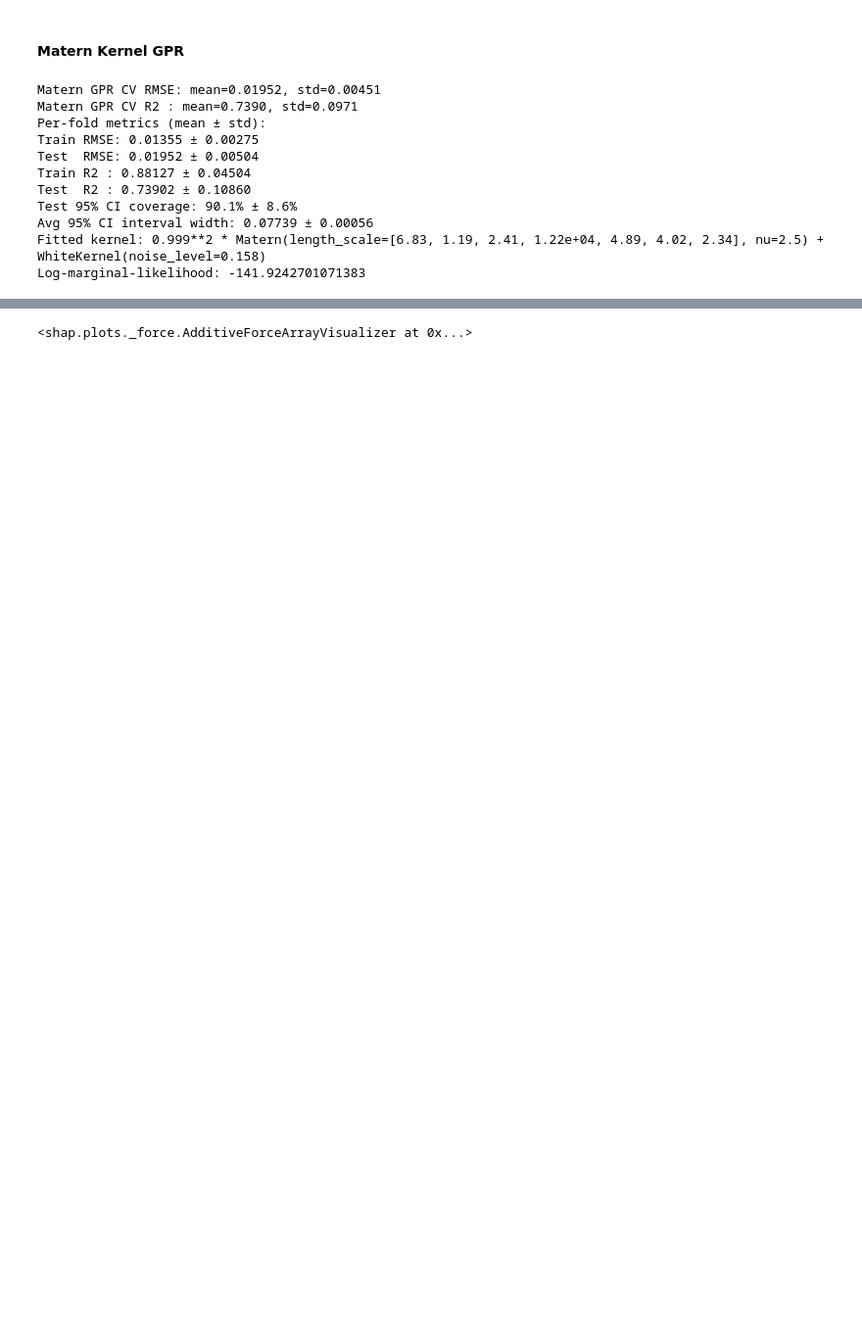
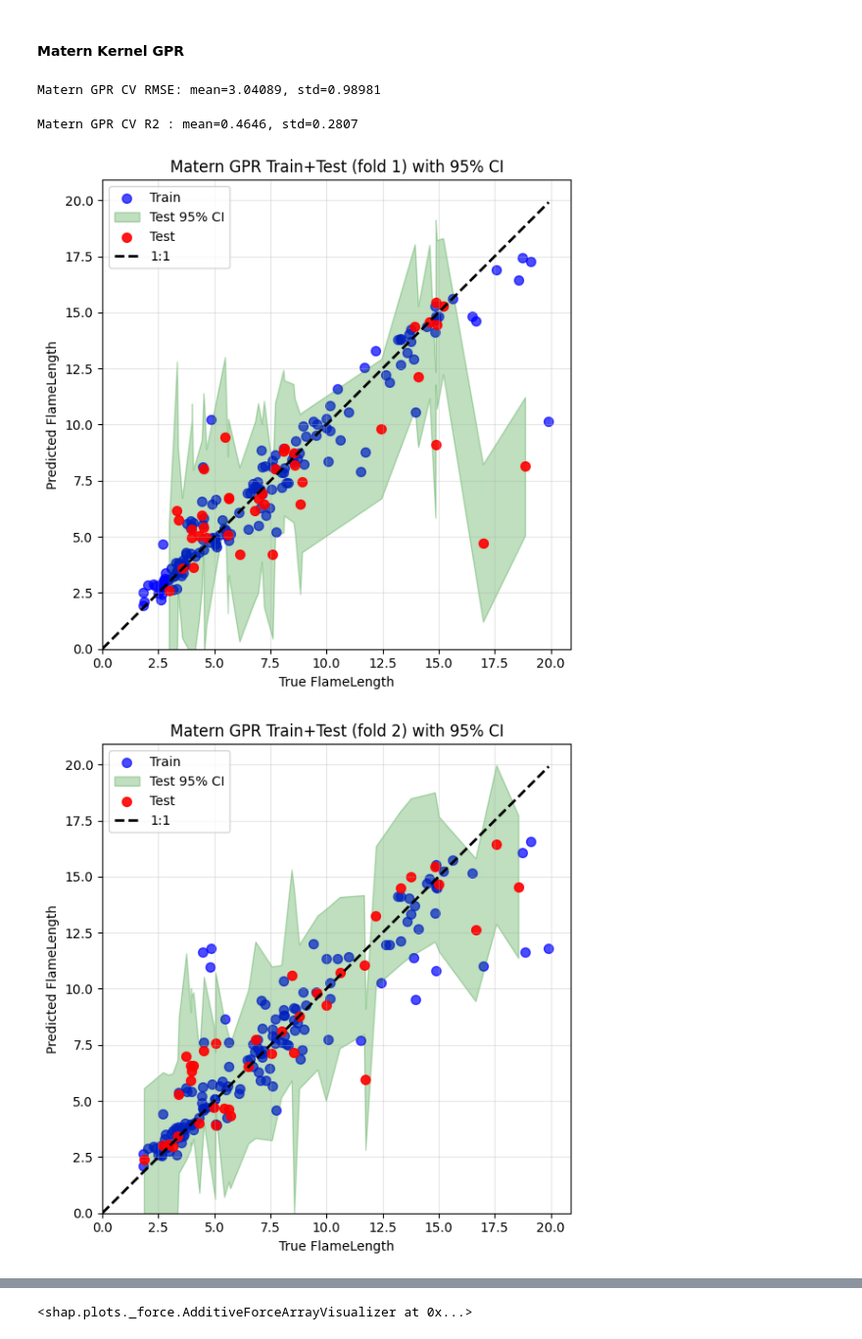
Before and after one commit to chonghuifeng/rozanoff_2025, a Jupyter notebook: flame_length_pred/flame_length_gpr.ipynb, the cells around one changed output, grey strips where cells are left out. Shown at 98% size. Saved outputs shown, nothing was run; the diff lists cells and outputs as text; code cells hidden in the pictures; blank space fills up the shorter version.

```diff
--- a/flame_length_pred/flame_length_gpr.ipynb
+++ b/flame_length_pred/flame_length_gpr.ipynb
@@ -148,18 +184,18 @@ features = [
     "PhiInt_rescaled",
     "S1",
     "S2",
+    "PhiTot",
     "u1",
     "u2",
-    "d1",
     "d2",
 ]
 
-target = "Z1"  # FlameLength
+target = "Z1/d1"  # FlameLength
 
 X = df[features].copy()
 y = df[target].copy()
-print("Lf min:", y.min())
-print("Lf max:", y.max())
+print("Z1/d1 min:", y.min())
+print("Z1/d1 max:", y.max())
 
 print("Feature matrix shape:", X.shape)
 # %% [output]
@@ -584,7 +655,7 @@ Log-marginal-likelihood: -153.83826258068405
 # GPR with Matern (ARD) + WhiteKernel; use ARD by passing a vector length_scale
 kernel_matern = ConstantKernel(1.0, (1e-2, 1e2)) * Matern(
     length_scale=np.ones(X.shape[1]), length_scale_bounds=(1e-3, 1e8), nu=2.5
-) + WhiteKernel(noise_level=1e-2, noise_level_bounds=(1e-6, 1e1))
+) + WhiteKernel(noise_level=1.0, noise_level_bounds=(1e-3, 1e-1))
 
 gpr_matern = GaussianProcessRegressor(
     kernel=kernel_matern, n_restarts_optimizer=8, normalize_y=True
@@ -650,29 +721,29 @@ for i, (tr, te) in enumerate(cv.split(X, y), 1):
     y_te_pred_sorted = y_te_pred[sort_idx_te]
     y_te_std_sorted = y_te_std[sort_idx_te]
 
-    # # combined train+test plot per fold
-    # plt.figure(figsize=(6, 6))
-    # # train CI + points
-    # plt.scatter(y_tr_sorted, y_tr_pred_sorted, alpha=0.7, s=50, color='blue', label="Train")
-    # # test CI + points
-    # plt.fill_between(y_te_sorted,
-    #                  y_te_pred_sorted - 1.96 * y_te_std_sorted,
-    #                  y_te_pred_sorted + 1.96 * y_te_std_sorted,
-    #                  alpha=0.25, color='green', label='Test 95% CI')
-    # plt.scatter(y_te_sorted, y_te_pred_sorted, alpha=0.9, s=50, color='red', label="Test")
+    # combined train+test plot per fold
+    plt.figure(figsize=(6, 6))
+    # train CI + points
+    plt.scatter(y_tr_sorted, y_tr_pred_sorted, alpha=0.7, s=50, color='blue', label="Train")
+    # test CI + points
+    plt.fill_between(y_te_sorted,
+                     y_te_pred_sorted - 1.96 * y_te_std_sorted,
+                     y_te_pred_sorted + 1.96 * y_te_std_sorted,
+                     alpha=0.25, color='green', label='Test 95% CI')
+    plt.scatter(y_te_sorted, y_te_pred_sorted, alpha=0.9, s=50, color='red', label="Test")
 
-    # max_val = max(y_tr_sorted.max(), y_te_sorted.max())
-    # plt.plot([0, max_val], [0, max_val], "k--", lw=2, label="1:1")
-    # plt.xlabel("True FlameLength")
-    # plt.ylabel("Predicted FlameLength")
-    # plt.xlim(0, max_val * 1.05)
-    # plt.ylim(0, max_val * 1.05)
-    # plt.legend()
-    # plt.title(f"Matern GPR Train+Test (fold {i}) with 95% CI")
-    # plt.grid(True, alpha=0.3)
-    # plt.gca().set_aspect('equal', adjustable='box')
-    # plt.tight_layout()
-    # plt.show()
+    max_val = max(y_tr_sorted.max(), y_te_sorted.max())
+    plt.plot([0, max_val], [0, max_val], "k--", lw=2, label="1:1")
+    plt.xlabel("True FlameLength")
+    plt.ylabel("Predicted FlameLength")
+    plt.xlim(0, max_val * 1.05)
+    plt.ylim(0, max_val * 1.05)
+    plt.legend()
+    plt.title(f"Matern GPR Train+Test (fold {i}) with 95% CI")
+    plt.grid(True, alpha=0.3)
+    plt.gca().set_aspect('equal', adjustable='box')
+    plt.tight_layout()
+    plt.show()
 
 fold_df_matern = pd.DataFrame(fold_metrics_matern)
 print("Per-fold metrics (mean ± std):")
@@ -683,44 +754,35 @@ print(
     f"Test  RMSE: {fold_df_matern.test_rmse.mean():.5f} ± {fold_df_matern.test_rmse.std():.5f}"
 )
 print(
     f"Train R2 : {fold_df_matern.train_r2.mean():.5f} ± {fold_df_matern.train_r2.std():.5f}"
 )
 print(
     f"Test  R2 : {fold_df_matern.test_r2.mean():.5f} ± {fold_df_matern.test_r2.std():.5f}"
 )
 print(
     f"Test 95% CI coverage: {fold_df_matern.test_coverage_95.mean():.1f}% ± {fold_df_matern.test_coverage_95.std():.1f}%"
 )
 
 # Calculate average CI interval width per fold
 ci_widths = []
 for i, (tr, te) in enumerate(cv.split(X, y)):
     X_te_scaled = pipeline_gpr_matern.named_steps["scaler"].transform(X.iloc[te])
     _, y_te_std = pipeline_gpr_matern.named_steps["gpr"].predict(
         X_te_scaled, return_std=True
     )
     ci_width = 2 * 1.96 * y_te_std.mean()  # avg interval width (±1.96σ)
     ci_widths.append(ci_width)
 
-print(
-    f"Avg 95% CI interval width: {np.mean(ci_widths):.5f} ± {np.std(ci_widths):.5f}"
-)
+print(f"Avg 95% CI interval width: {np.mean(ci_widths):.5f} ± {np.std(ci_widths):.5f}")
 
 
 # Fit on full data and diagnostics
 pipeline_gpr_matern.fit(X, y)
 gpr_matern_fitted = pipeline_gpr_matern.named_steps["gpr"]
 print("Fitted kernel:", gpr_matern_fitted.kernel_)
 print("Log-marginal-likelihood:", gpr_matern_fitted.log_marginal_likelihood_value_)
 # %% [output]
-Matern GPR CV RMSE: mean=0.01952, std=0.00451
-Matern GPR CV R2 : mean=0.7390, std=0.0971
-Per-fold metrics (mean ± std):
-Train RMSE: 0.01355 ± 0.00275
-Test  RMSE: 0.01952 ± 0.00504
-Train R2 : 0.88127 ± 0.04504
-Test  R2 : 0.73902 ± 0.10860
-Test 95% CI coverage: 90.1% ± 8.6%
-Avg 95% CI interval width: 0.07739 ± 0.00056
-Fitted kernel: 0.999**2 * Matern(length_scale=[6.83, 1.19, 2.41, 1.22e+04, 4.89, 4.02, 2.34], nu=2.5) + WhiteKernel(noise_level=0.158)
-Log-marginal-likelihood: -141.9242701071383
+Matern GPR CV RMSE: mean=3.04089, std=0.98981
+Matern GPR CV R2 : mean=0.4646, std=0.2807
+[figure, added]
+[figure, added]
```
Also changed, not shown: parts of 9 cells of this notebook, 6 other files.
